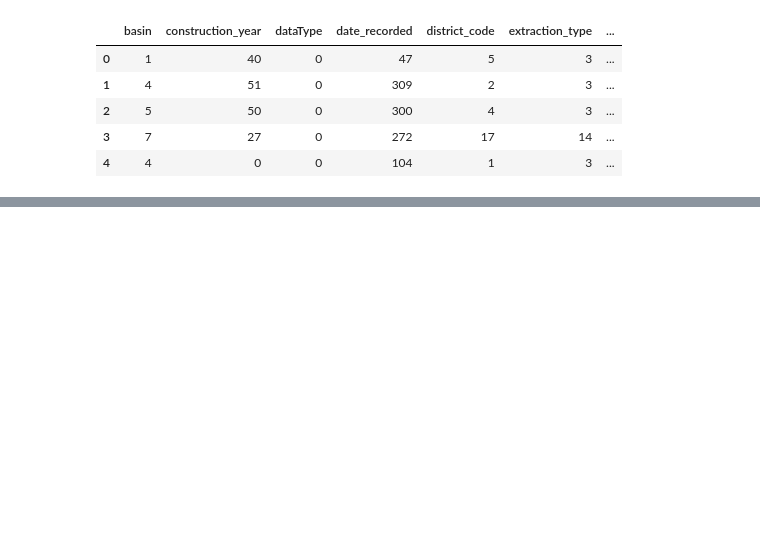
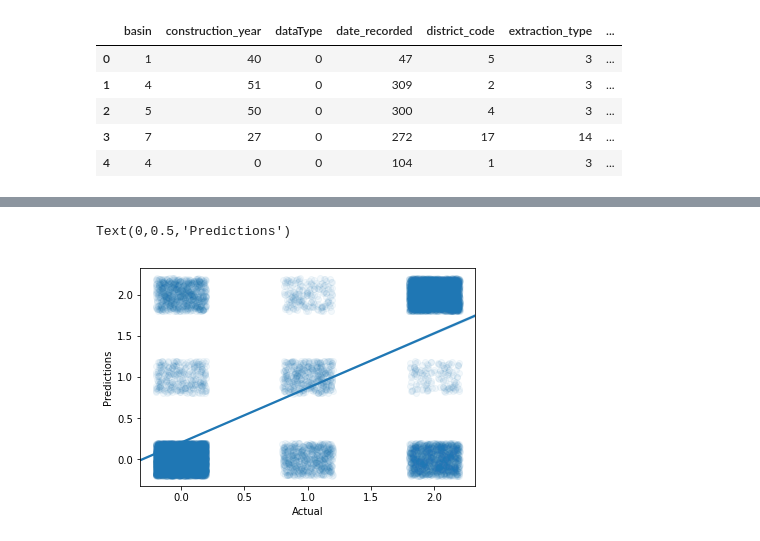
Before and after one commit to JohnErnestBonanno/WaterPump, a Jupyter notebook: Modeling_WaterPump.ipynb, the cells around one changed output, grey strips where cells are left out. Drawn from its saved outputs; the diff is of its cells as text; code cells hidden in the pictures; blank space fills up the shorter version.

```diff
--- a/Modeling_WaterPump.ipynb
+++ b/Modeling_WaterPump.ipynb
@@ -124,3 +138,14 @@ plt.scatter(yTest,predictions)
+# %%
+sns.regplot(x=yTest,
+            y=predictions_rnf,
+            x_jitter=.2,
+            y_jitter=.2,
+            scatter_kws={'alpha': .05})
+plt.xlabel("Actual")
+plt.ylabel("Predictions")
+# %% [output]
+Text(0,0.5,'Predictions')
+[figure, added]
 # %%
 #http://scikit-learn.org/stable/tutorial/statistical_inference/model_selection.html
 #https://elitedatascience.com/python-machine-learning-tutorial-scikit-learn#step-4
```
Also changed, not shown: parts of 23 cells of this notebook.
